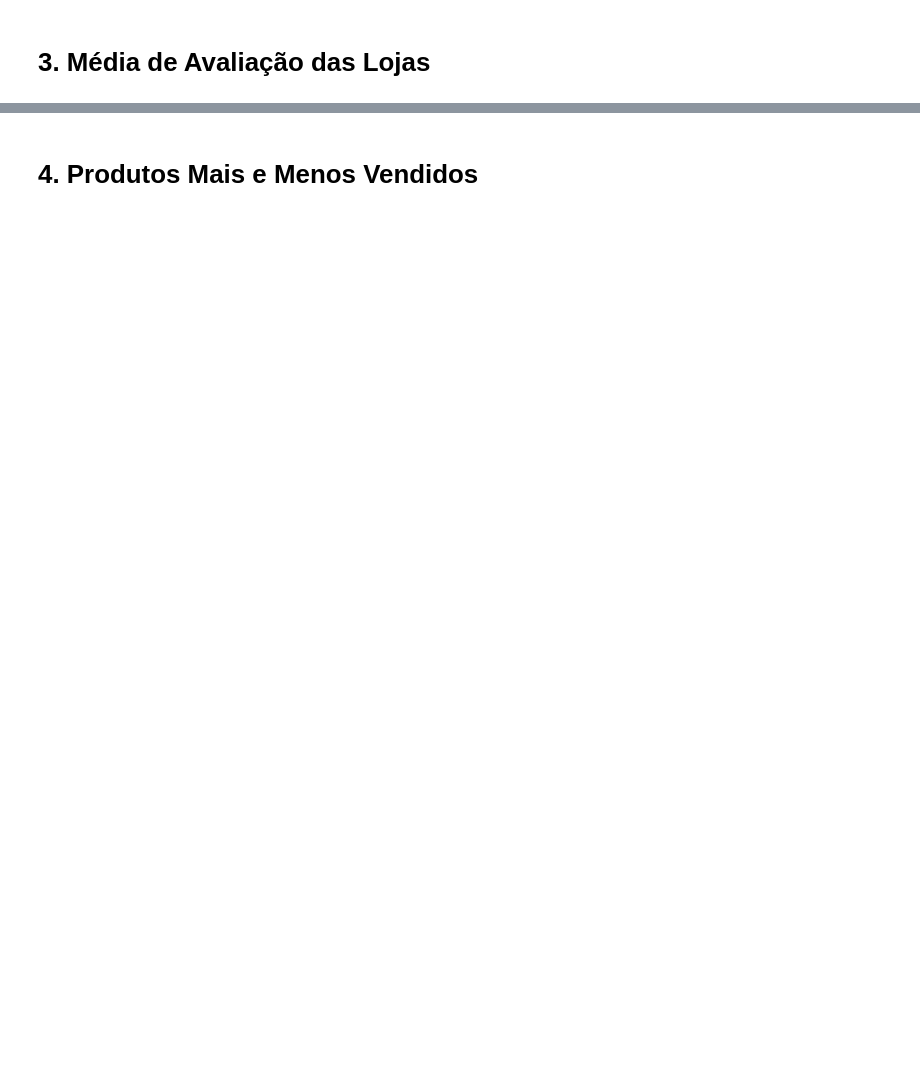
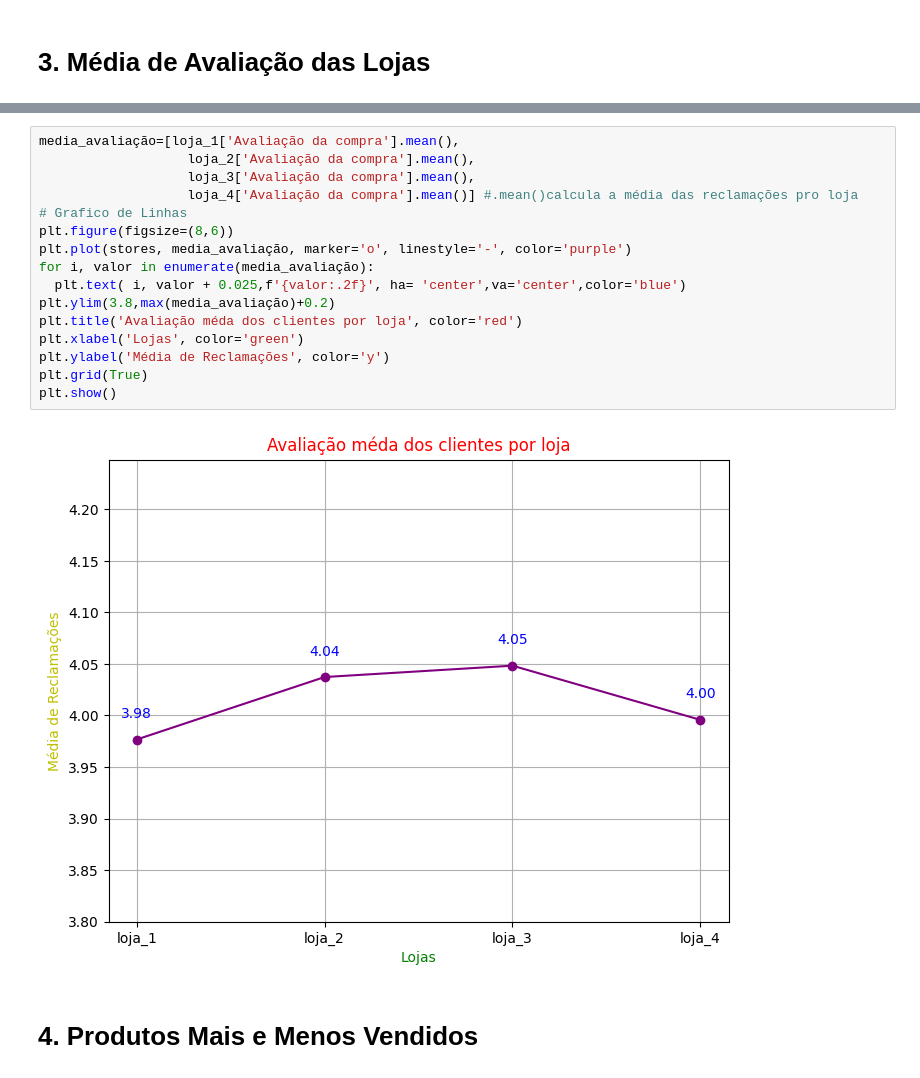
Before and after one commit to MauroTadeu6/Challengers-Store-Python-, a Jupyter notebook: AluraStoreBr.ipynb, the cells around one changed output, grey strips where cells are left out. Cells and saved outputs as stored; diff of their text form; blank space fills up the shorter version.

```diff
--- a/AluraStoreBr.ipynb
+++ b/AluraStoreBr.ipynb
@@ -38,2 +157,20 @@ plt.gca().spines[['top', 'right',]].set_visible(False)
+# %%
+media_avaliação=[loja_1['Avaliação da compra'].mean(),
+                   loja_2['Avaliação da compra'].mean(),
+                   loja_3['Avaliação da compra'].mean(),
+                   loja_4['Avaliação da compra'].mean()] #.mean()calcula a média das reclamações pro loja
+# Grafico de Linhas
+plt.figure(figsize=(8,6))
+plt.plot(stores, media_avaliação, marker='o', linestyle='-', color='purple')
+for i, valor in enumerate(media_avaliação):
+  plt.text( i, valor + 0.025,f'{valor:.2f}', ha= 'center',va='center',color='blue')
+plt.ylim(3.8,max(media_avaliação)+0.2)
+plt.title('Avaliação méda dos clientes por loja', color='red')
+plt.xlabel('Lojas', color='green')
+plt.ylabel('Média de Reclamações', color='y')
+plt.grid(True)
+plt.show()
+# %% [output]
+[figure, added]
 # %% [markdown]
 # 4. Produtos Mais e Menos Vendidos
```
Also changed, not shown: parts of 23 cells of this notebook.
